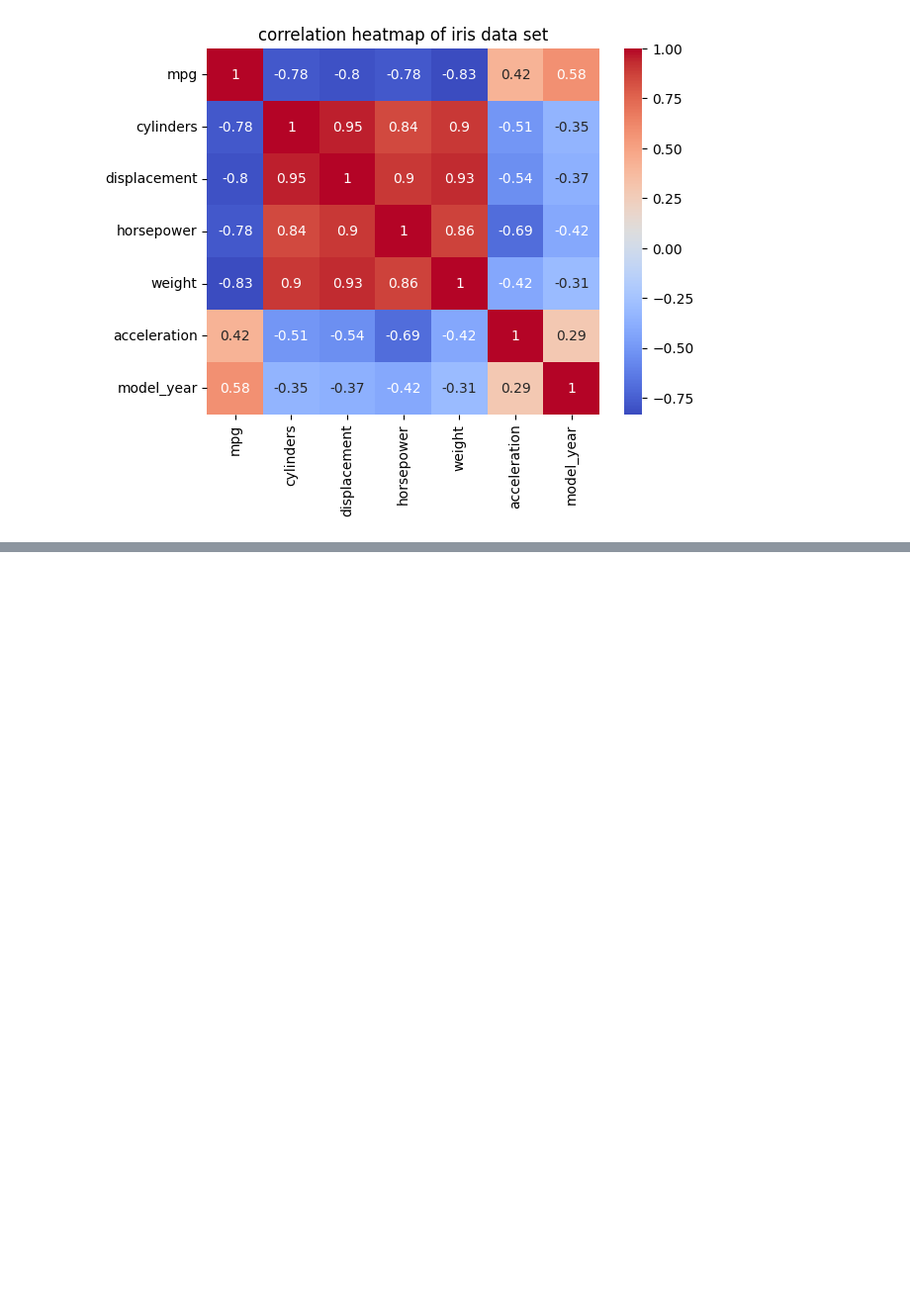
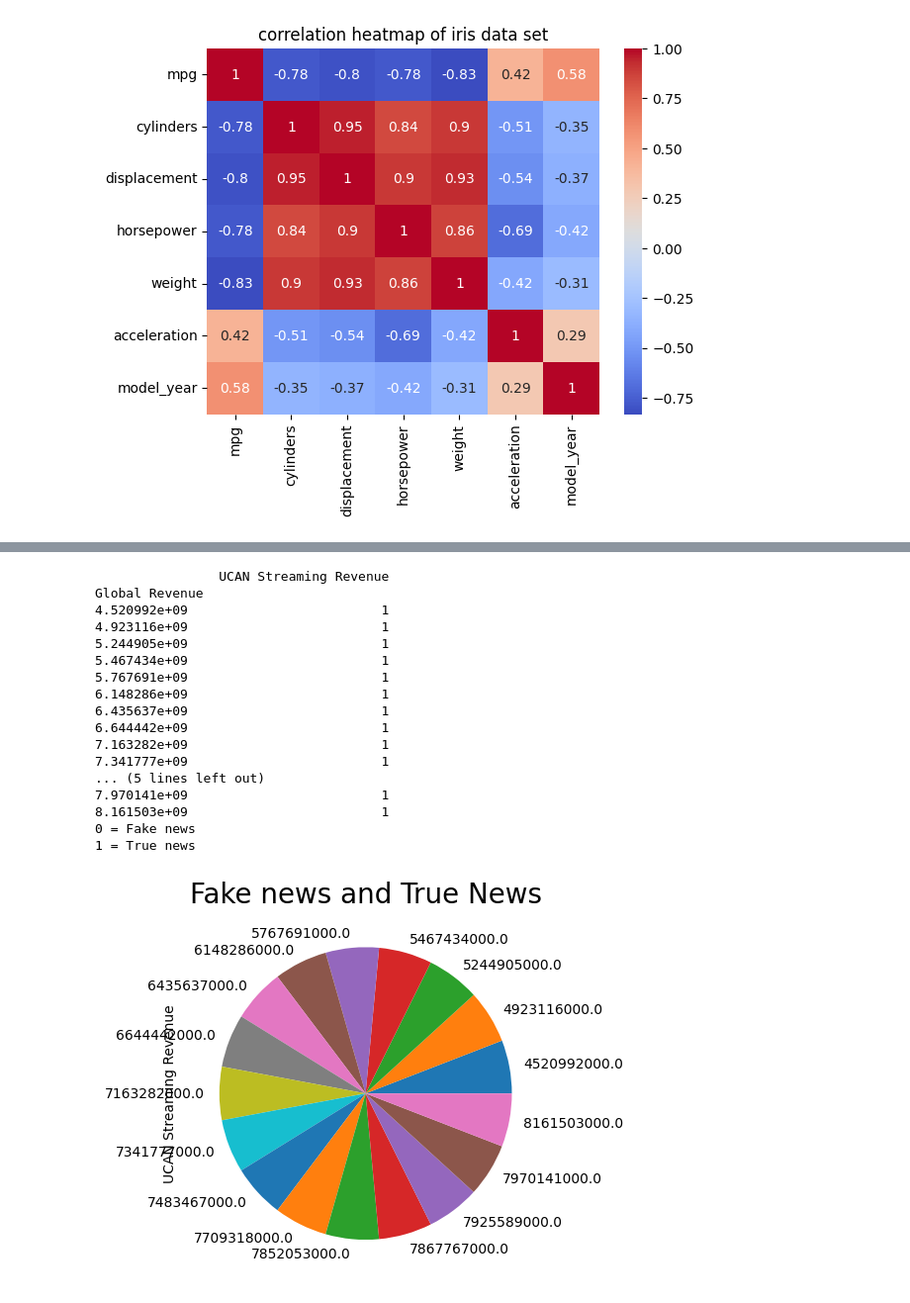
Before and after one commit to Gafoor448/base, a Jupyter notebook: 22A81A0557.ipynb, the cells around one changed output, grey strips where cells are left out. Shown: that part at 99% size. Drawn from its saved outputs; the diff is of its cells as text; code cells hidden in the pictures; blank space fills up the shorter version.

```diff
--- a/22A81A0557.ipynb
+++ b/22A81A0557.ipynb
@@ -667,0 +751,25 @@ plt.show()
+# %%
+print(data_merge.groupby(['Global Revenue'])['UCAN Streaming Revenue',].count())
+print("0 = Fake news\n1 = True news")
+data_merge.groupby(['Global Revenue'])['UCAN Streaming Revenue'].count().plot(kind="pie")
+plt.title("Fake news and True News",size=20)
+plt.show()
+# %% [output]
+                UCAN Streaming Revenue
+Global Revenue
+4.520992e+09                         1
+4.923116e+09                         1
+5.244905e+09                         1
+5.467434e+09                         1
+5.767691e+09                         1
+6.148286e+09                         1
+6.435637e+09                         1
+6.644442e+09                         1
+7.163282e+09                         1
+7.341777e+09                         1
+... (5 lines left out)
+7.970141e+09                         1
+8.161503e+09                         1
+0 = Fake news
+1 = True news
+[figure, added]
```
Also changed, not shown: parts of 24 cells of this notebook.
